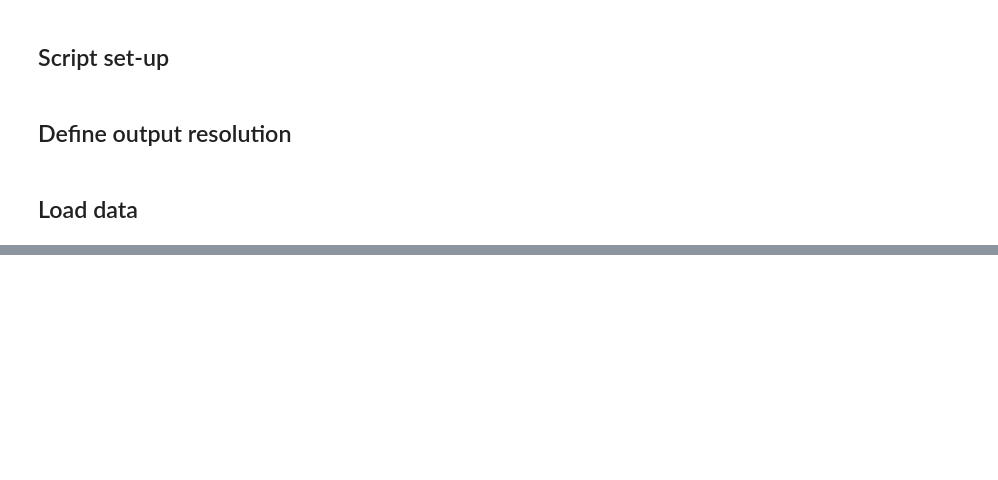
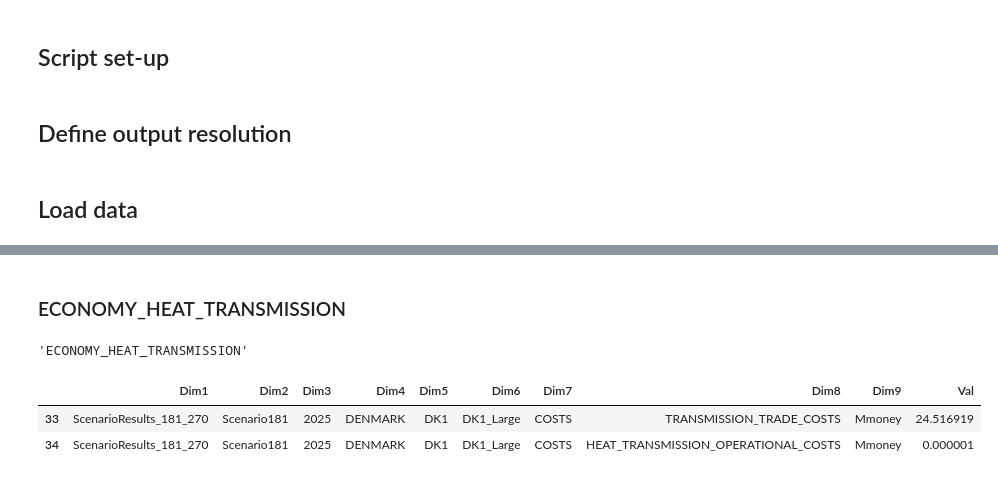
Before and after one commit to tilseb/flexsus, a Jupyter notebook: processing.ipynb, the cells around one changed output, grey strips where cells are left out. Saved outputs shown, nothing was run; the diff lists cells and outputs as text; code cells hidden in the pictures; blank space fills up the shorter version.

```diff
--- a/processing.ipynb
+++ b/processing.ipynb
@@ -45,4 +45,5 @@ yyy = {}
 ## Load data
 # %%
 # get list of data files
-lf = os.listdir('data')
+lf = [i.split('.')[0] for i in os.listdir('data')]
+#lf = os.listdir('data')
@@ -50,0 +153,17 @@ lf = os.listdir('data')
+# %% [markdown]
+### ECONOMY_HEAT_TRANSMISSION
+# %%
+lf[2]
+# %% [output]
+'ECONOMY_HEAT_TRANSMISSION'
+# %%
+# ECONOMY_HEAT_TRANSMISSION
+df2 = readData(lf[2])
+df2 = eps2zeros(df2)
+df2 = filterYearAndCountry(df2,yyy,ccc)
+df2 = makeValFloat(df2)
+df2.head(2)
+# %% [output]
+|  | Dim1 | Dim2 | Dim3 | Dim4 | Dim5 | Dim6 | Dim7 | Dim8 | Dim9 | Val |
+| 33 | ScenarioResults_181_270 | Scenario181 | 2025 | DENMARK | DK1 | DK1_Large | COSTS | TRANSMISSION_TRADE_COSTS | Mmoney | 24.516919 |
+| 34 | ScenarioResults_181_270 | Scenario181 | 2025 | DENMARK | DK1 | DK1_Large | COSTS | HEAT_TRANSMISSION_OPERATIONAL_COSTS | Mmoney | 0.000001 |
```
Also changed, not shown: parts of 30 cells of this notebook.
